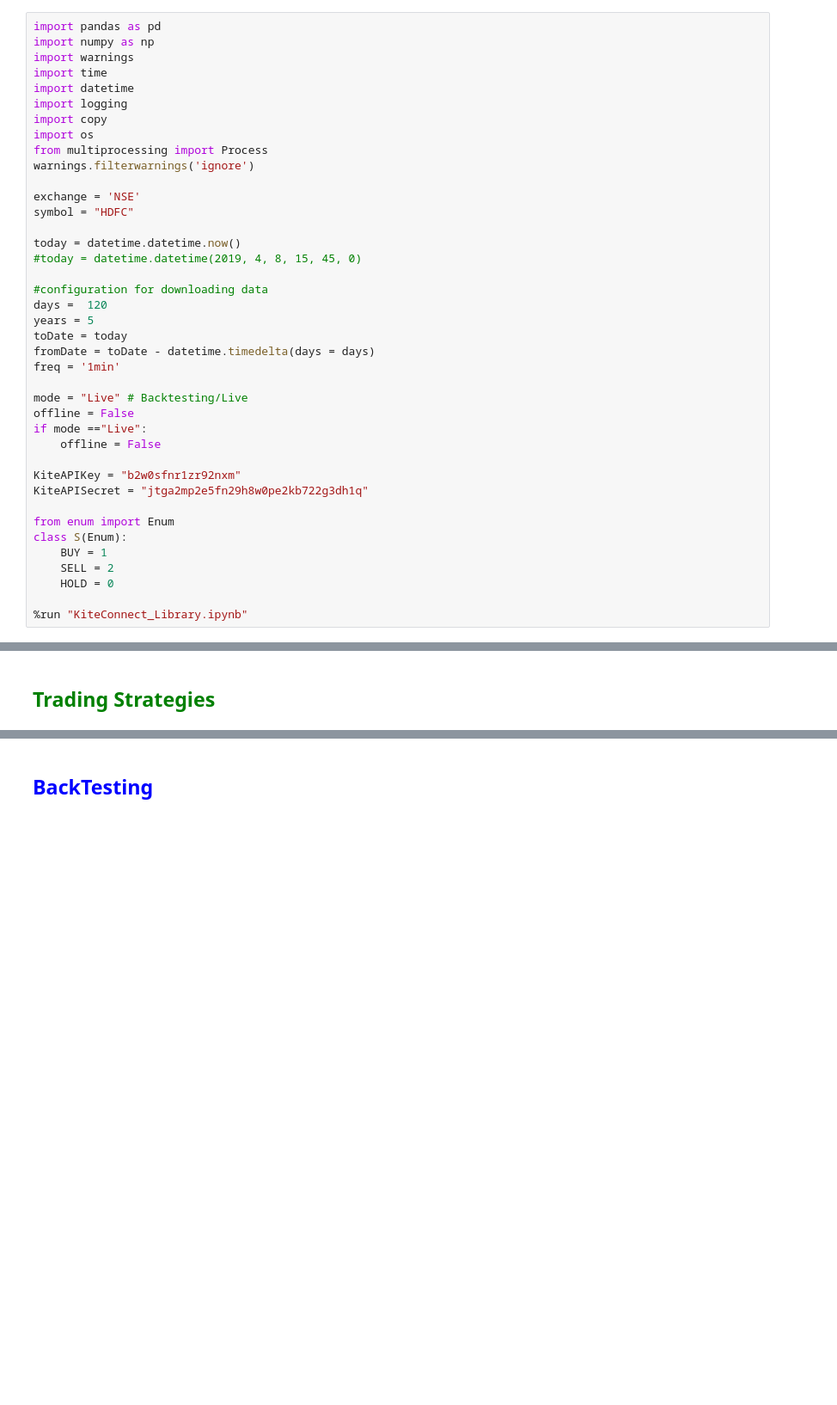
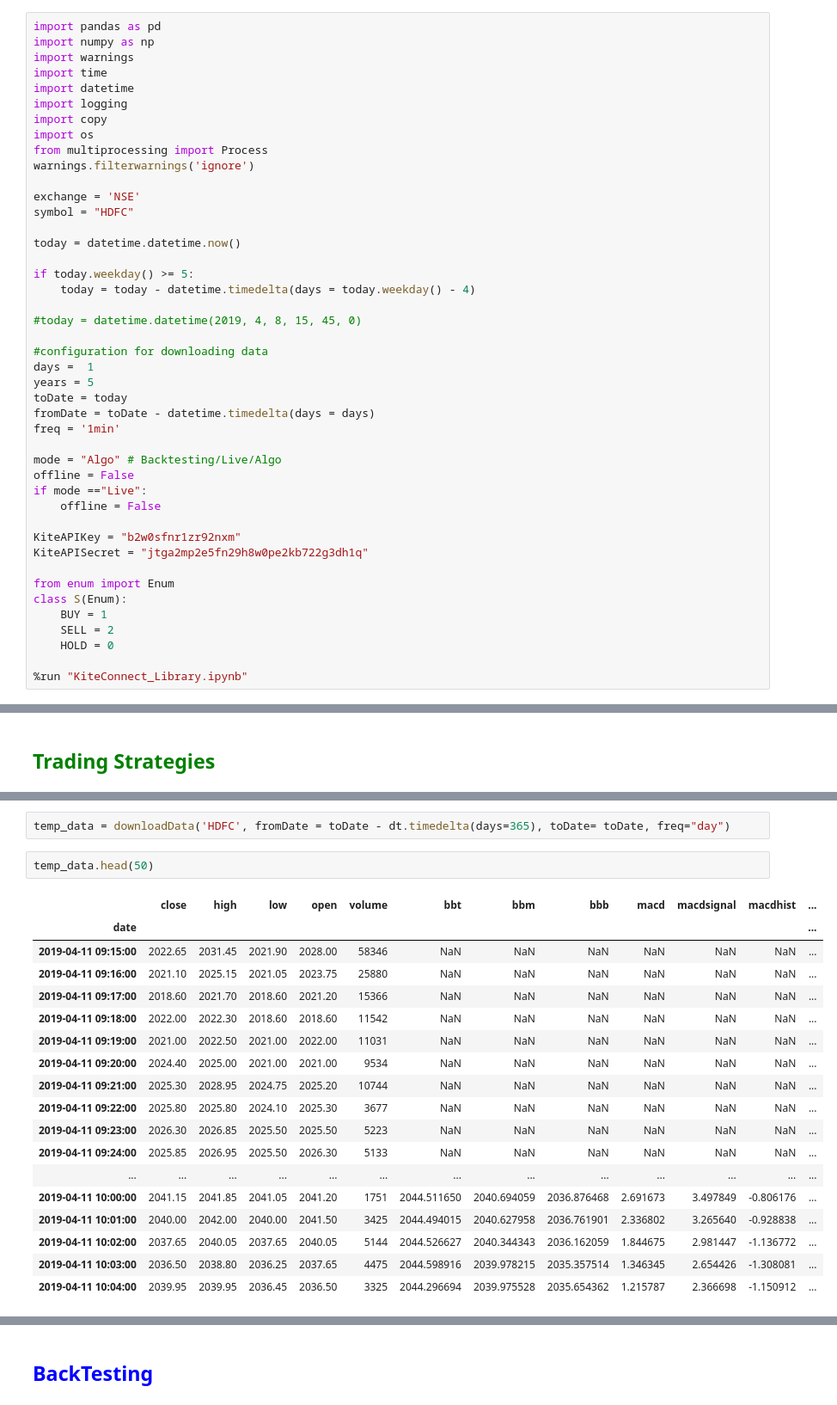
Before and after one commit to suhansaha/freedom, a Jupyter notebook: KiteConnect.ipynb, the cells around one changed output, grey strips where cells are left out. Shown at 86% size. Drawn from its saved outputs; the diff is of its cells as text; blank space fills up the shorter version.

```diff
--- a/KiteConnect.ipynb
+++ b/KiteConnect.ipynb
@@ -16,16 +16,20 @@ exchange = 'NSE'
 symbol = "HDFC"
 
 today = datetime.datetime.now()
+
+if today.weekday() >= 5:
+    today = today - datetime.timedelta(days = today.weekday() - 4)
+
 #today = datetime.datetime(2019, 4, 8, 15, 45, 0)
 
 #configuration for downloading data
-days =  120
+days =  1
 years = 5
 toDate = today
 fromDate = toDate - datetime.timedelta(days = days)
 freq = '1min'
 
-mode = "Live" # Backtesting/Live
+mode = "Algo" # Backtesting/Live/Algo
 offline = False
 if mode =="Live":
     offline = False
@@ -329,0 +435,23 @@ if False:
+# %%
+temp_data = downloadData('HDFC', fromDate = toDate - dt.timedelta(days=365), toDate= toDate, freq="day")
+# %%
+temp_data.head(50)
+# %% [output]
+|  | close | high | low | open | volume | bbt | bbm | bbb | macd | macdsignal | macdhist | ... |
+| date |  |  |  |  |  |  |  |  |  |  |  | ... |
+| 2019-04-11 09:15:00 | 2022.65 | 2031.45 | 2021.90 | 2028.00 | 58346 | NaN | NaN | NaN | NaN | NaN | NaN | ... |
+| 2019-04-11 09:16:00 | 2021.10 | 2025.15 | 2021.05 | 2023.75 | 25880 | NaN | NaN | NaN | NaN | NaN | NaN | ... |
+| 2019-04-11 09:17:00 | 2018.60 | 2021.70 | 2018.60 | 2021.20 | 15366 | NaN | NaN | NaN | NaN | NaN | NaN | ... |
+| 2019-04-11 09:18:00 | 2022.00 | 2022.30 | 2018.60 | 2018.60 | 11542 | NaN | NaN | NaN | NaN | NaN | NaN | ... |
+| 2019-04-11 09:19:00 | 2021.00 | 2022.50 | 2021.00 | 2022.00 | 11031 | NaN | NaN | NaN | NaN | NaN | NaN | ... |
+| 2019-04-11 09:20:00 | 2024.40 | 2025.00 | 2021.00 | 2021.00 | 9534 | NaN | NaN | NaN | NaN | NaN | NaN | ... |
+| 2019-04-11 09:21:00 | 2025.30 | 2028.95 | 2024.75 | 2025.20 | 10744 | NaN | NaN | NaN | NaN | NaN | NaN | ... |
+| 2019-04-11 09:22:00 | 2025.80 | 2025.80 | 2024.10 | 2025.30 | 3677 | NaN | NaN | NaN | NaN | NaN | NaN | ... |
+| 2019-04-11 09:23:00 | 2026.30 | 2026.85 | 2025.50 | 2025.50 | 5223 | NaN | NaN | NaN | NaN | NaN | NaN | ... |
+| 2019-04-11 09:24:00 | 2025.85 | 2026.95 | 2025.50 | 2026.30 | 5133 | NaN | NaN | NaN | NaN | NaN | NaN | ... |
+| ... | ... | ... | ... | ... | ... | ... | ... | ... | ... | ... | ... | ... |
+| 2019-04-11 10:00:00 | 2041.15 | 2041.85 | 2041.05 | 2041.20 | 1751 | 2044.511650 | 2040.694059 | 2036.876468 | 2.691673 | 3.497849 | -0.806176 | ... |
+| 2019-04-11 10:01:00 | 2040.00 | 2042.00 | 2040.00 | 2041.50 | 3425 | 2044.494015 | 2040.627958 | 2036.761901 | 2.336802 | 3.265640 | -0.928838 | ... |
+| 2019-04-11 10:02:00 | 2037.65 | 2040.05 | 2037.65 | 2040.05 | 5144 | 2044.526627 | 2040.344343 | 2036.162059 | 1.844675 | 2.981447 | -1.136772 | ... |
+| 2019-04-11 10:03:00 | 2036.50 | 2038.80 | 2036.25 | 2037.65 | 4475 | 2044.598916 | 2039.978215 | 2035.357514 | 1.346345 | 2.654426 | -1.308081 | ... |
+| 2019-04-11 10:04:00 | 2039.95 | 2039.95 | 2036.45 | 2036.50 | 3325 | 2044.296694 | 2039.975528 | 2035.654362 | 1.215787 | 2.366698 | -1.150912 | ... |
```
Also changed, not shown: parts of 31 cells of this notebook, 5 other files.
